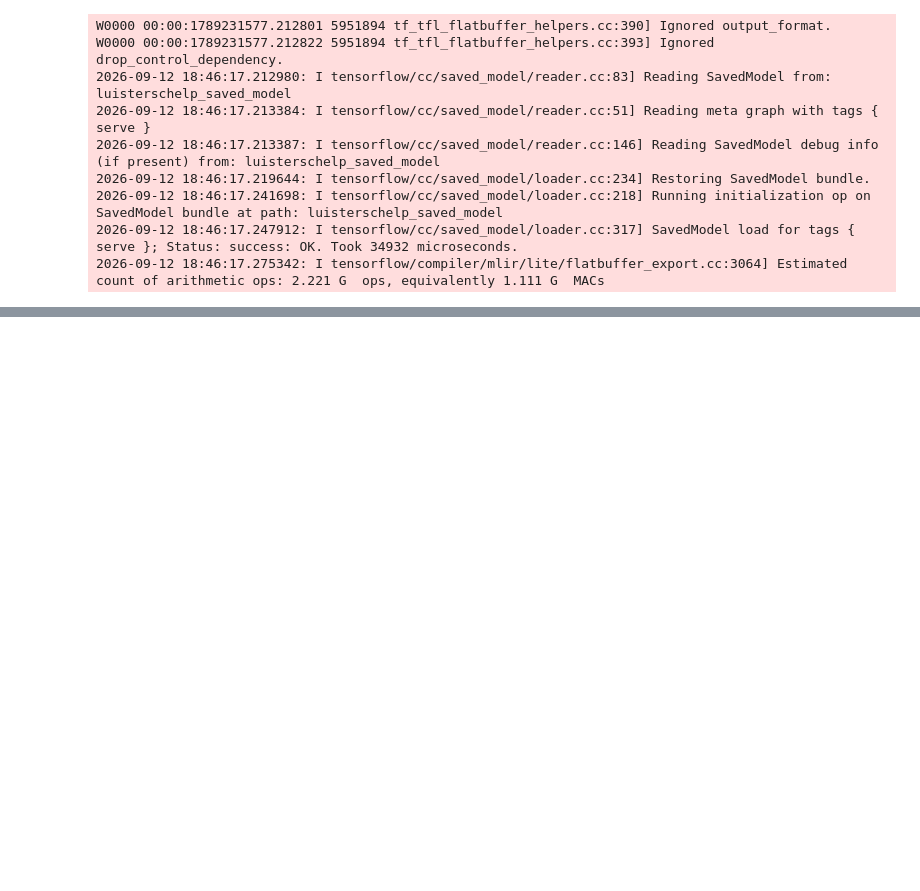
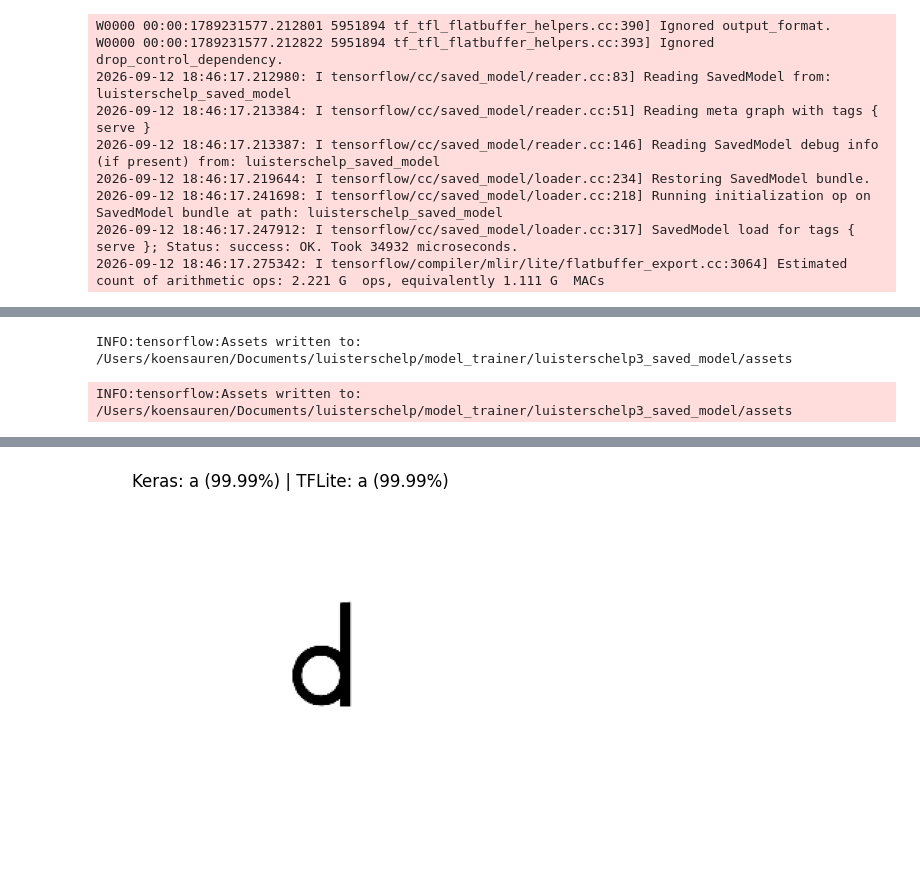
Before and after one commit to BaasS96/luisterschelp, a Jupyter notebook: model_trainer/train.ipynb, the cells around one changed output, grey strips where cells are left out. Saved outputs shown, nothing was run; the diff lists cells and outputs as text; code cells hidden in the pictures; blank space fills up the shorter version.

```diff
--- a/model_trainer/train.ipynb
+++ b/model_trainer/train.ipynb
@@ -244,2 +264,9 @@ Confidence: 96.79%
 # %%
-model.save('luisterschelp.keras')
+model_core.save('luisterschelp4.keras')
+converter = tf.lite.TFLiteConverter.from_keras_model(model_core)
+converter.target_spec.supported_ops = [tf.lite.OpsSet.TFLITE_BUILTINS] # Pure native ops
+
+tflite_model = converter.convert()
+with open("model4.tflite", "wb") as f:
+    f.write(tflite_model)
+print("Success! Converted cleanly without Flex Ops.")
@@ -326,0 +389,70 @@ W0000 00:00:1789231577.212822 5951894 tf_tfl_flatbuffer_helpers.cc:393] Ignored
+# %%
+keras_model = tf.keras.models.load_model(
+    KERAS_MODEL_PATH,
+    compile=False,
+)
+
+saved_model_dir = MODEL_DIR / "luisterschelp3_saved_model"
+if tf.io.gfile.exists(str(saved_model_dir)):
+    tf.io.gfile.rmtree(str(saved_model_dir))
+
+keras_model.export(saved_model_dir)
+
+converter = tf.lite.TFLiteConverter.from_saved_model(str(saved_model_dir))
+converter.experimental_enable_resource_variables = False
+tflite_model = converter.convert()
+
+with tf.io.gfile.GFile(str(TFLITE_MODEL_PATH), "wb") as file:
+    file.write(tflite_model)
+
+interpreter = tf.lite.Interpreter(model_path=str(TFLITE_MODEL_PATH))
+interpreter.allocate_tensors()
+
+input_details = interpreter.get_input_details()[0]
+output_details = interpreter.get_output_details()[0]
+
+print("TensorFlow:", tf.__version__)
+print("Keras model:", KERAS_MODEL_PATH.resolve())
+print("TFLite model:", TFLITE_MODEL_PATH.resolve())
+print("TFLite input:", input_details)
+print("TFLite output:", output_details)
+
+image_path = random.choice(list(DATA_DIR.glob("*.png")))
+image = tf.keras.utils.load_img(
+    image_path,
+    color_mode="grayscale",
+    target_size=IMAGE_SIZE,
+)
+image_array = tf.keras.utils.img_to_array(image)
+image_batch = np.expand_dims(image_array, axis=0).astype(np.float32)
+
+keras_output = keras_model(image_batch, training=False).numpy()
+
+input_data = image_batch.astype(input_details["dtype"])
+interpreter.set_tensor(input_details["index"], input_data)
+interpreter.invoke()
+
+tflite_output = interpreter.get_tensor(output_details["index"])[0]
+
+keras_index = int(np.argmax(keras_output[0]))
+tflite_index = int(np.argmax(tflite_output))
+expected_class = image_path.stem[0].lower()
+
+plt.imshow(np.squeeze(image_array), cmap="gray")
+plt.axis("off")
+plt.title(
+    f"Keras: {ALPHABET[keras_index]} ({keras_output[0][keras_index]:.2%}) | "
+    f"TFLite: {ALPHABET[tflite_index]} ({tflite_output[tflite_index]:.2%})"
+)
+plt.show()
+
+print(f"File: {image_path.name}")
+print(f"Keras prediction: {ALPHABET[keras_index]}")
+print(f"Keras confidence: {keras_output[0][keras_index]:.2%}")
+print(f"TFLite prediction: {ALPHABET[tflite_index]}")
+print(f"TFLite confidence: {tflite_output[tflite_index]:.2%}")
+print(f"Expected class: {expected_class}")
+print(f"Maximum output difference: {np.max(np.abs(keras_output - tflite_output)):.6g}")
+# %% [output]
+INFO:tensorflow:Assets written to: /Users/koensauren/Documents/luisterschelp/model_trainer/luisterschelp3_saved_model/assets
+INFO:tensorflow:Assets written to: /Users/koensauren/Documents/luisterschelp/model_trainer/luisterschelp3_saved_model/assets
@@ -326,0 +484 @@ W0000 00:00:1789231577.212822 5951894 tf_tfl_flatbuffer_helpers.cc:393] Ignored
+[figure, added]
```
Also changed, not shown: parts of 7 cells of this notebook, 37 other files.
